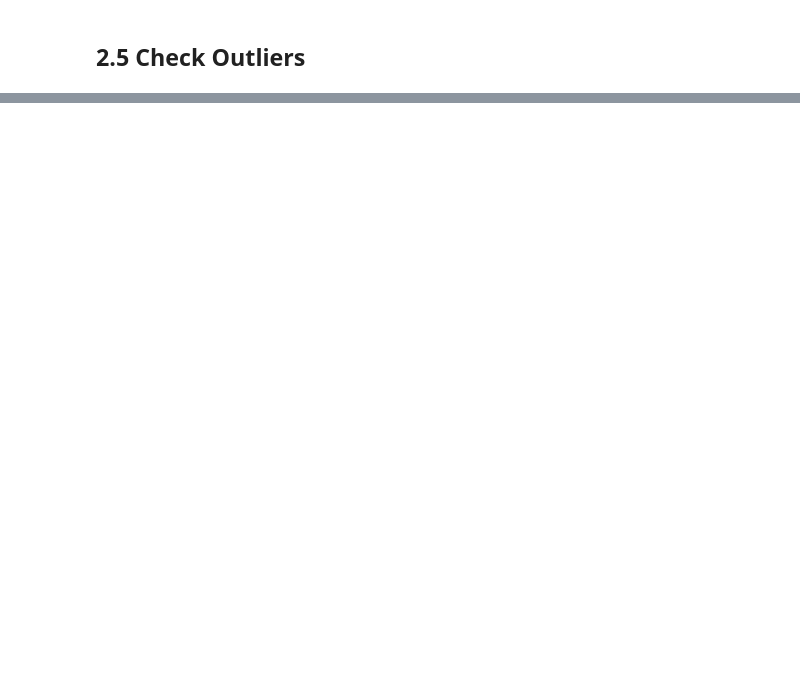
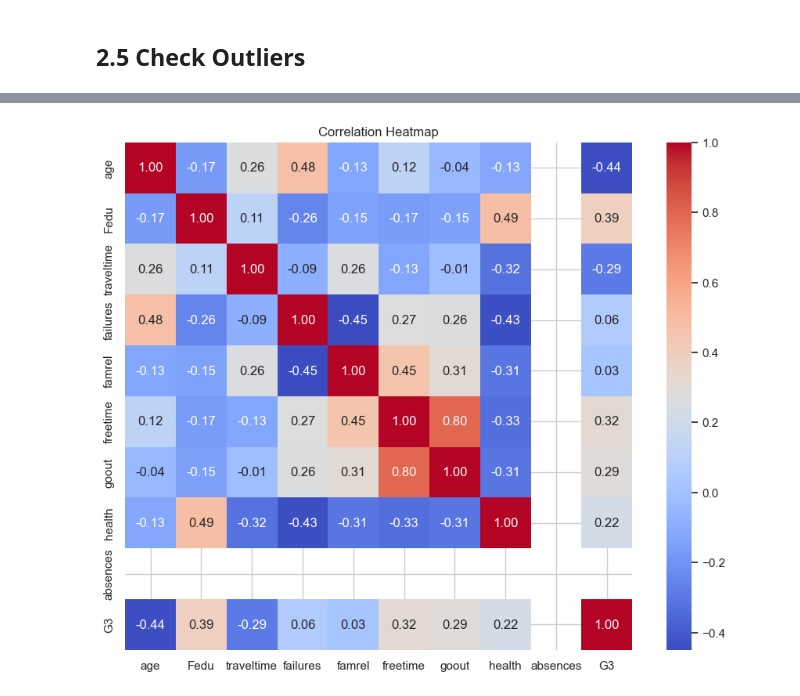
Before and after one commit to Cullen179/PDS---Test-Prep, a Jupyter notebook: test-template.ipynb, the cells around one changed output, grey strips where cells are left out. Saved outputs shown, nothing was run; the diff lists cells and outputs as text; code cells hidden in the pictures; blank space fills up the shorter version.

```diff
--- a/test-template.ipynb
+++ b/test-template.ipynb
@@ -245,0 +326,3 @@ plt.show()
+# %%
+# Remove domain validation
+df = remove_domain_violations(df, "G3", (df["G3"] >= 0) & (df["G3"] <= 5))
@@ -245,0 +341,12 @@ plt.show()
+# %%
+# Convert columns to correct data types
+# Example: Convert 'age' to int, 'date' to datetime
+# df['date'] = pd.to_datetime(df['date'])
+# convert to categorical or ordinal as needed
+
+
+df['age'] = df['age'].astype(int)
+df['Medu'] = pd.Categorical(df['Medu'], ordered=True)
+df['school'] = pd.Categorical(df['school'])
+
+df.dtypes
@@ -245,0 +451,9 @@ plt.show()
+# %%
+# correlation heatmap
+corr = df.select_dtypes(include=np.number).corr()
+plt.figure(figsize=(10, 8))
+sns.heatmap(corr, annot=True, fmt=".2f", cmap="coolwarm", square=True)
+plt.title("Correlation Heatmap")
+plt.show()
+# %% [output]
+[figure, added]
```
Also changed, not shown: parts of 24 cells of this notebook.
